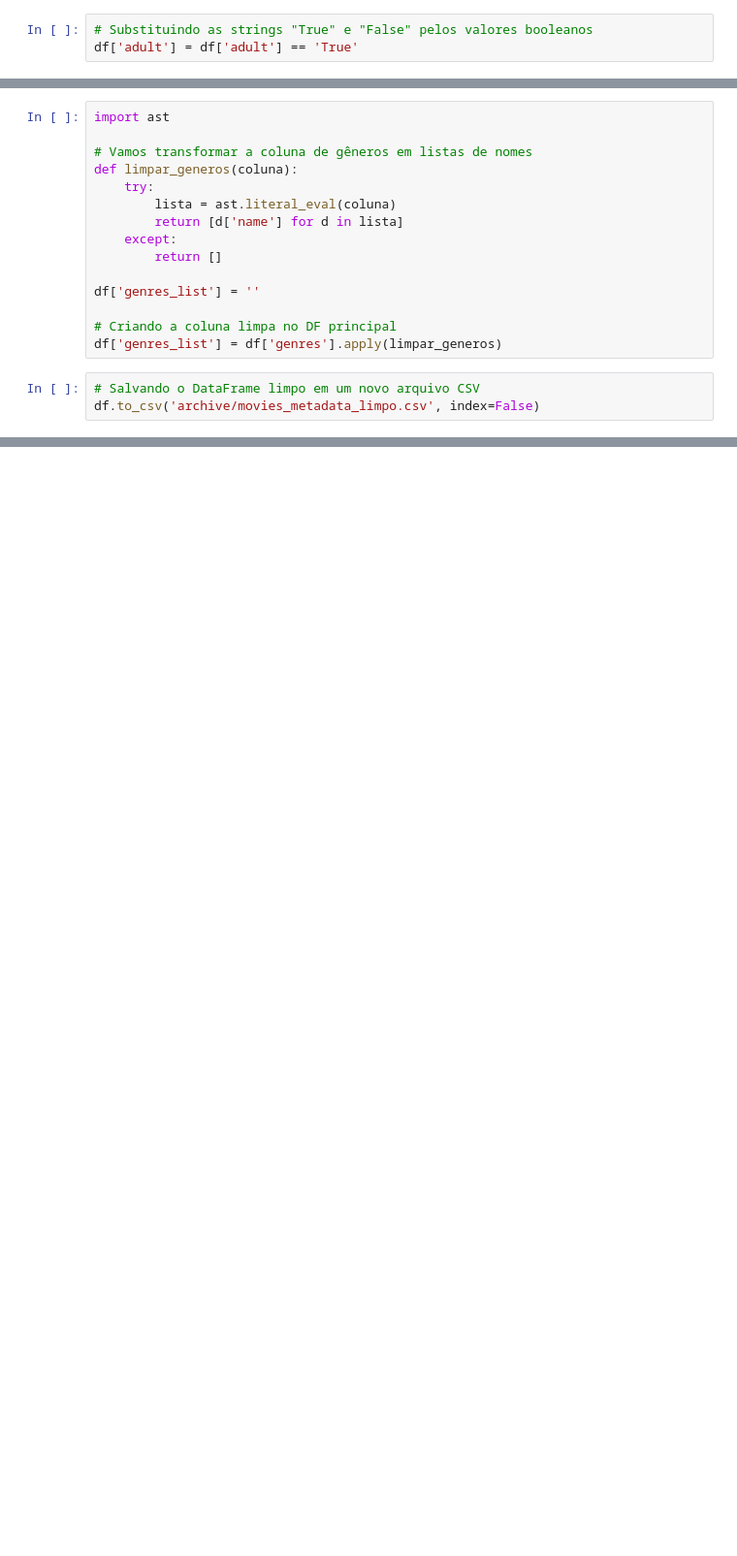
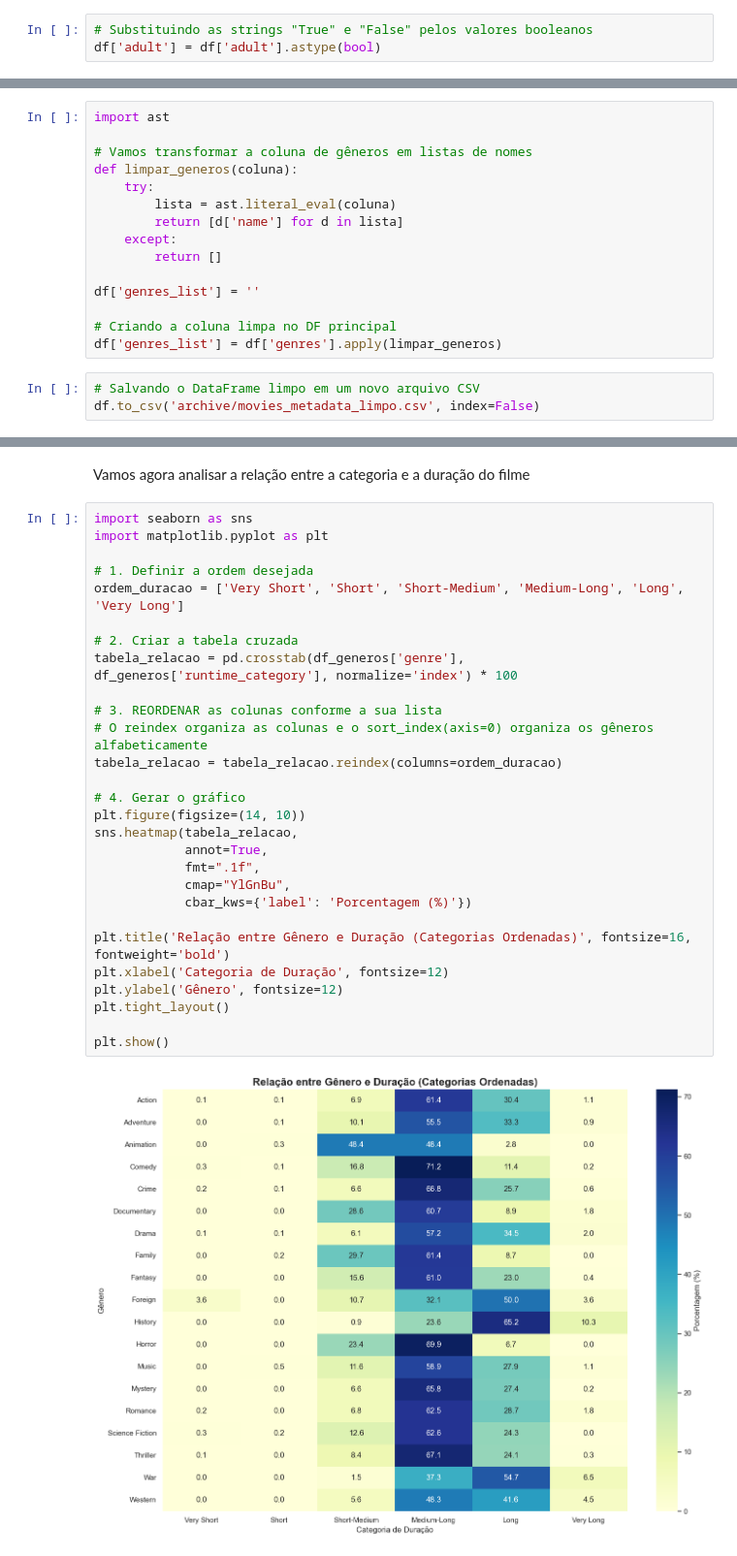
Before and after one commit to py-zeli/BoraVer, a Jupyter notebook: analise-exploratoria.ipynb, the cells around one changed output, grey strips where cells are left out. Shown at 97% size. Cells and saved outputs as stored; diff of their text form; blank space fills up the shorter version.

Commit message:
Adicionada 6ª análise sobre gênero vs runtime

```diff
--- a/analise-exploratoria.ipynb
+++ b/analise-exploratoria.ipynb
@@ -100,4 +100,4 @@ df['adult'].unique()
 array([False,  True])
 # %%
 # Substituindo as strings "True" e "False" pelos valores booleanos
-df['adult'] = df['adult'] == 'True'
+df['adult'] = df['adult'].astype(bool)
@@ -850,0 +838,32 @@ Estratégia de Recomendação: O sistema poderá utilizar esses pesos de gênero
+# %% [markdown]
+Vamos agora analisar a relação entre a categoria e a duração do filme
+# %%
+import seaborn as sns
+import matplotlib.pyplot as plt
+
+# 1. Definir a ordem desejada
+ordem_duracao = ['Very Short', 'Short', 'Short-Medium', 'Medium-Long', 'Long', 'Very Long']
+
+# 2. Criar a tabela cruzada
+tabela_relacao = pd.crosstab(df_generos['genre'], df_generos['runtime_category'], normalize='index') * 100
+
+# 3. REORDENAR as colunas conforme a sua lista
+# O reindex organiza as colunas e o sort_index(axis=0) organiza os gêneros alfabeticamente
+tabela_relacao = tabela_relacao.reindex(columns=ordem_duracao)
+
+# 4. Gerar o gráfico
+plt.figure(figsize=(14, 10))
+sns.heatmap(tabela_relacao,
+            annot=True,
+            fmt=".1f",
+            cmap="YlGnBu",
+            cbar_kws={'label': 'Porcentagem (%)'})
+
+plt.title('Relação entre Gênero e Duração (Categorias Ordenadas)', fontsize=16, fontweight='bold')
+plt.xlabel('Categoria de Duração', fontsize=12)
+plt.ylabel('Gênero', fontsize=12)
+plt.tight_layout()
+
+plt.show()
+# %% [output]
+[figure, added]
```
Also changed, not shown: parts of 16 cells of this notebook.
